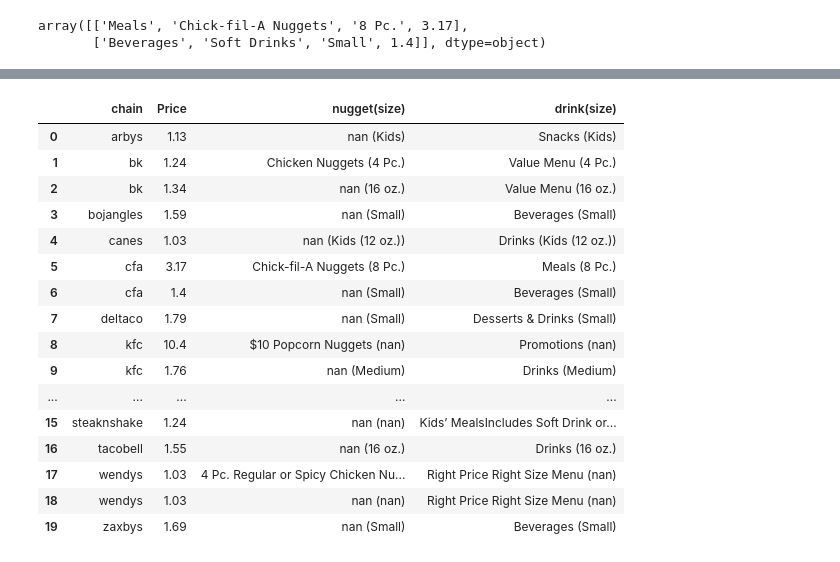
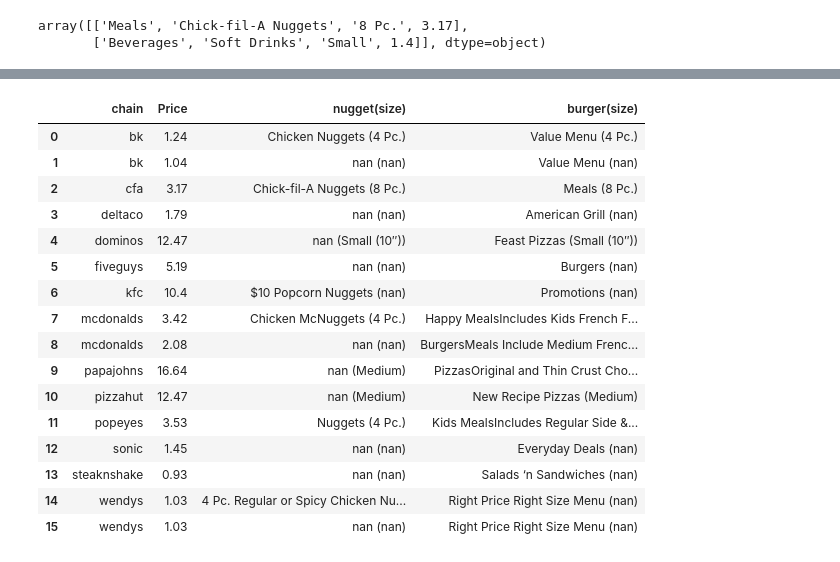
Before and after one commit to maddiehope/hacks8, a Jupyter notebook: cleaning_datasets.ipynb, the cells around one changed output, grey strips where cells are left out. Cells and saved outputs as stored; diff of their text form; code cells hidden in the pictures.

```diff
--- a/cleaning_datasets.ipynb
+++ b/cleaning_datasets.ipynb
@@ -96,6 +96,7 @@ this_chain = pd.DataFrame(o)
 this_chain = this_chain.transpose()
 
 one_option = pd.concat((one_option,this_chain))
+one_option = one_option.to_records(index=False)
 
 
         # this will return a list with all availabe menu items matching each option submitted
@@ -107,0 +109,4 @@ one_option
+# %%
+## aesthetics
+df = pd.DataFrame(one_option)
+df
@@ -113,7 +122,7 @@ cfa
 array([['Meals', 'Chick-fil-A Nuggets', '8 Pc.', 3.17],
        ['Beverages', 'Soft Drinks', 'Small', 1.4]], dtype=object)
 # %%
-options = [foods[0], drinks[0]]
+options = ['nugget', 'burger']
 
 all_options = pd.DataFrame({'Type': [], 'Food': [], 'Size': [], 'Price':[]}) # will help us combine all menu items for the options for EVERY chain
 
@@ -138,8 +147,15 @@ for i,chain in enumerate(chain_collection): # loops once over every restaurant d
     for j, item in enumerate(options): # loops once through each item in the 'options' list
         #print(j)
 
+        ########## new
+        price = 0
+        ##########
+
     # using a mask to filter through the dataframe to choose only what the user picked
         if df['Food'].str.contains(item, case=False, na=False).any() == True: # making sure that the chain has a menu item for the user's option
+            ########## new
+            this_price = 0
+            ##########
 
             #print(item)
 
@@ -149,14 +165,17 @@ for i,chain in enumerate(chain_collection): # loops once over every restaurant d
             min_row = df.loc[min_index]
             o.update({chain_collection_list[i]+str(j): min_row})  # adding all menu items the chain has for the desired food and adding that slice to the o dictionary
 
+            ########## new
+            price+=this_price
+            ##########
+
             #print(o)
 
         this_chain = pd.DataFrame(o)
         this_chain = this_chain.transpose()
-        #print(this_chain)
 
-    all_options = pd.concat((all_options,this_chain))
+    #all_options = pd.concat((all_options,this_chain))
     #print(all_options)
 
-all_options
+#all_options
 # %% [output]
@@ -235,31 +222,30 @@ df
 # %%
-select_items = ["nugget", "drink"]
-
+select_items = ["nugget", "burger"]
+## trying to find more options for price finder
 for i, items in enumerate(select_items):
-    df[items + "(size)"] = df.apply(lambda x: str(x[i+1]) + " (" + str(x[4-i]) + ")" if x[i+1] and x[4-i] else '', axis=1)
+    df[items + "(size)"] = df.apply(lambda x: str(x[i+1]) + " (" + str(x['Size']) + ")" if x[i+1] and x['Size'] else '', axis=1)
     df = df.drop(columns = [items], axis = 1)
 
 df = df.drop(columns = ['Size', 'Type'], axis =1)
-
 df
 # %% [output]
-|  | chain | Price | nugget(size) | drink(size) |
-| 0 | arbys | 1.13 | nan (Kids) | Snacks (Kids) |
-| 1 | bk | 1.24 | Chicken Nuggets (4 Pc.) | Value Menu (4 Pc.) |
-| 2 | bk | 1.34 | nan (16 oz.) | Value Menu (16 oz.) |
-| 3 | bojangles | 1.59 | nan (Small) | Beverages (Small) |
-| 4 | canes | 1.03 | nan (Kids (12 oz.)) | Drinks (Kids (12 oz.)) |
-| 5 | cfa | 3.17 | Chick-fil-A Nuggets (8 Pc.) | Meals (8 Pc.) |
-| 6 | cfa | 1.4 | nan (Small) | Beverages (Small) |
-| 7 | deltaco | 1.79 | nan (Small) | Desserts & Drinks (Small) |
-| 8 | kfc | 10.4 | $10 Popcorn Nuggets (nan) | Promotions (nan) |
-| 9 | kfc | 1.76 | nan (Medium) | Drinks (Medium) |
-| ... | ... | ... | ... | ... |
-| 15 | steaknshake | 1.24 | nan (nan) | Kids’ MealsIncludes Soft Drink or... |
-| 16 | tacobell | 1.55 | nan (16 oz.) | Drinks (16 oz.) |
-| 17 | wendys | 1.03 | 4 Pc. Regular or Spicy Chicken Nu... | Right Price Right Size Menu (nan) |
-| 18 | wendys | 1.03 | nan (nan) | Right Price Right Size Menu (nan) |
-| 19 | zaxbys | 1.69 | nan (Small) | Beverages (Small) |
+|  | chain | Price | nugget(size) | burger(size) |
+| 0 | bk | 1.24 | Chicken Nuggets (4 Pc.) | Value Menu (4 Pc.) |
+| 1 | bk | 1.04 | nan (nan) | Value Menu (nan) |
+| 2 | cfa | 3.17 | Chick-fil-A Nuggets (8 Pc.) | Meals (8 Pc.) |
+| 3 | deltaco | 1.79 | nan (nan) | American Grill (nan) |
+| 4 | dominos | 12.47 | nan (Small (10″)) | Feast Pizzas (Small (10″)) |
+| 5 | fiveguys | 5.19 | nan (nan) | Burgers (nan) |
+| 6 | kfc | 10.4 | $10 Popcorn Nuggets (nan) | Promotions (nan) |
+| 7 | mcdonalds | 3.42 | Chicken McNuggets (4 Pc.) | Happy MealsIncludes Kids French F... |
+| 8 | mcdonalds | 2.08 | nan (nan) | BurgersMeals Include Medium Frenc... |
+| 9 | papajohns | 16.64 | nan (Medium) | PizzasOriginal and Thin Crust Cho... |
+| 10 | pizzahut | 12.47 | nan (Medium) | New Recipe Pizzas (Medium) |
+| 11 | popeyes | 3.53 | Nuggets (4 Pc.) | Kids MealsIncludes Regular Side &... |
+| 12 | sonic | 1.45 | nan (nan) | Everyday Deals (nan) |
+| 13 | steaknshake | 0.93 | nan (nan) | Salads ‘n Sandwiches (nan) |
+| 14 | wendys | 1.03 | 4 Pc. Regular or Spicy Chicken Nu... | Right Price Right Size Menu (nan) |
+| 15 | wendys | 1.03 | nan (nan) | Right Price Right Size Menu (nan) |
 # %%
 
 # replace all instances of nan (aesthetics)
```
Also changed, not shown: parts of 7 cells of this notebook, 5 other files.
